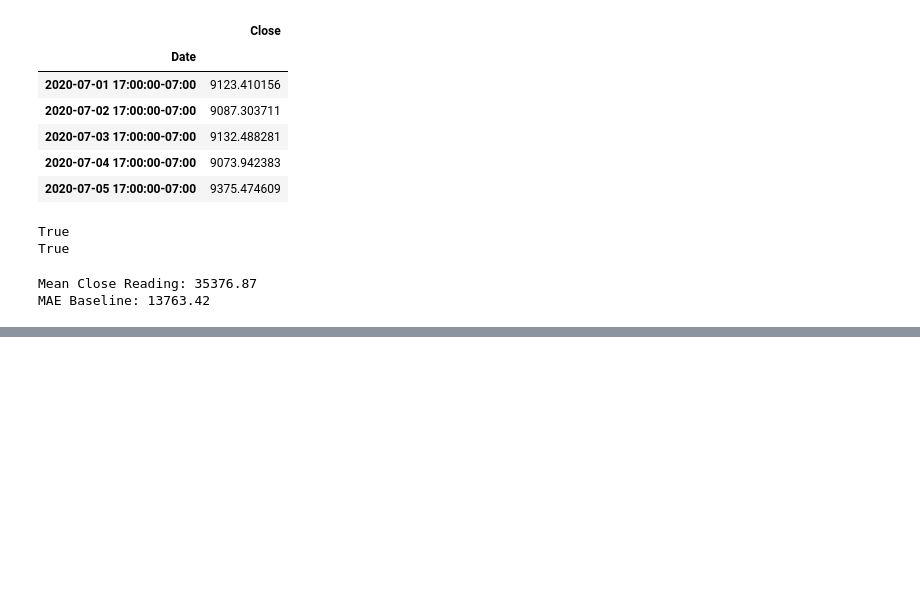
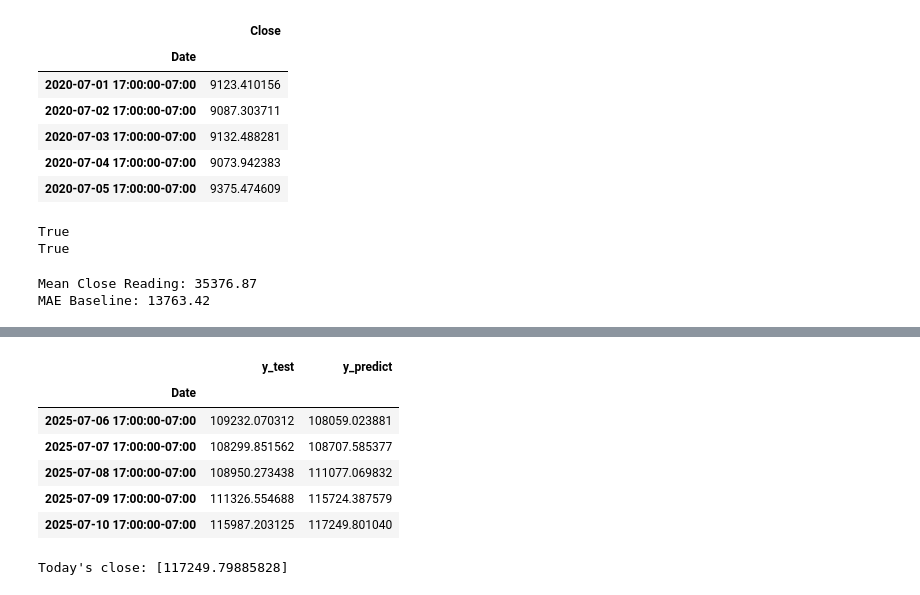
Before and after one commit to serialdotai/btc-closing-price-tracker, a Jupyter notebook: linear_reg_btc.ipynb, the cells around one changed output, grey strips where cells are left out. Drawn from its saved outputs; the diff is of its cells as text; code cells hidden in the pictures; blank space fills up the shorter version.

```diff
--- a/linear_reg_btc.ipynb
+++ b/linear_reg_btc.ipynb
@@ -207,0 +251,10 @@ MAE Baseline: 13763.42
+# %%
+df_pred_test.tail()
+# %% [output]
+|  | y_test | y_predict |
+| Date |  |  |
+| 2025-07-06 17:00:00-07:00 | 109232.070312 | 108059.023881 |
+| 2025-07-07 17:00:00-07:00 | 108299.851562 | 108707.585377 |
+| 2025-07-08 17:00:00-07:00 | 108950.273438 | 111077.069832 |
+| 2025-07-09 17:00:00-07:00 | 111326.554688 | 115724.387579 |
+| 2025-07-10 17:00:00-07:00 | 115987.203125 | 117249.801040 |
@@ -207,0 +265,8 @@ MAE Baseline: 13763.42
+# %%
+# Predicting the the closing price for today, 12th July, 2025
+# using the closing price of yesterday, 117516.99
+
+todays_close = model.predict([[117516.99]])
+print("Today's close:", todays_close)
+# %% [output]
+Today's close: [117249.79885828]
```
Also changed, not shown: parts of 14 cells of this notebook, 2 other files.
